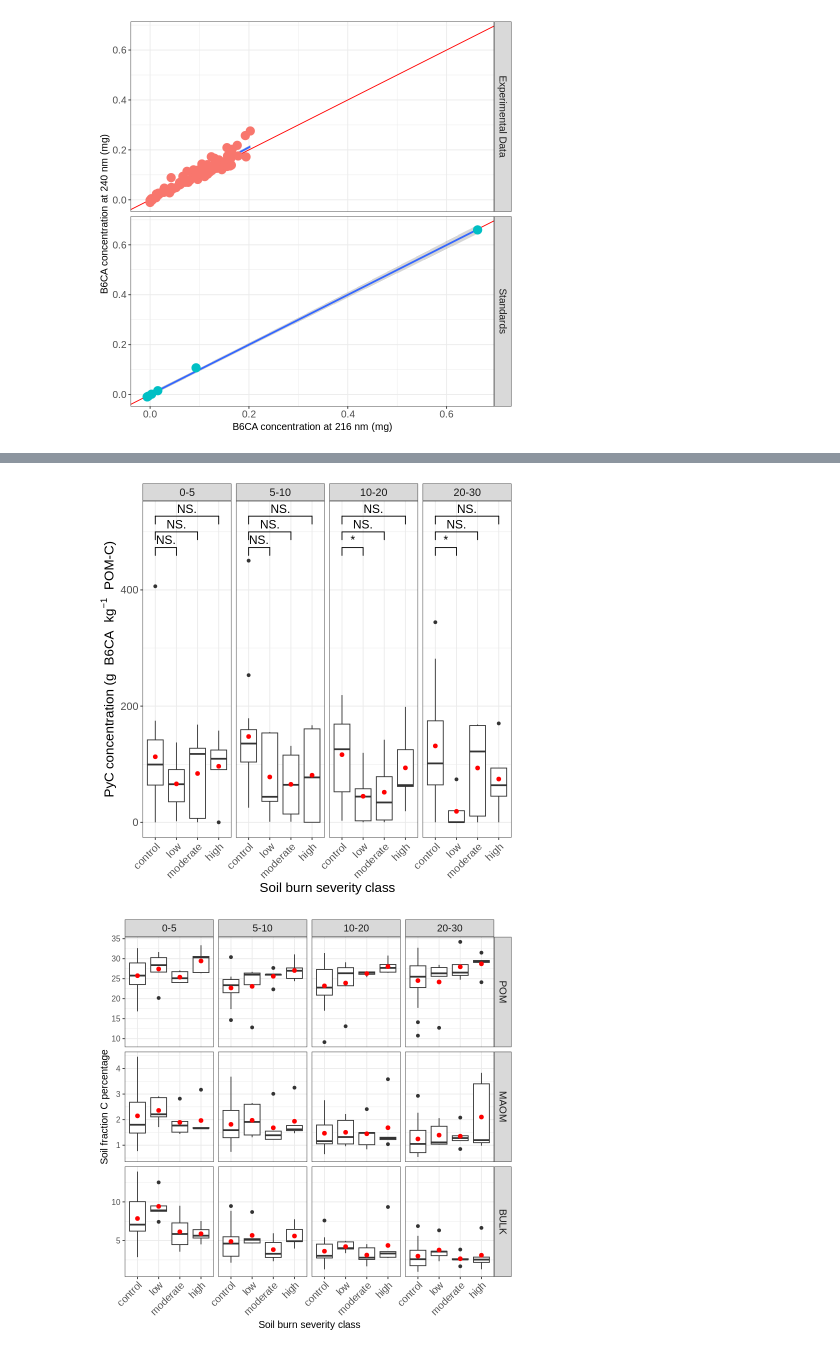
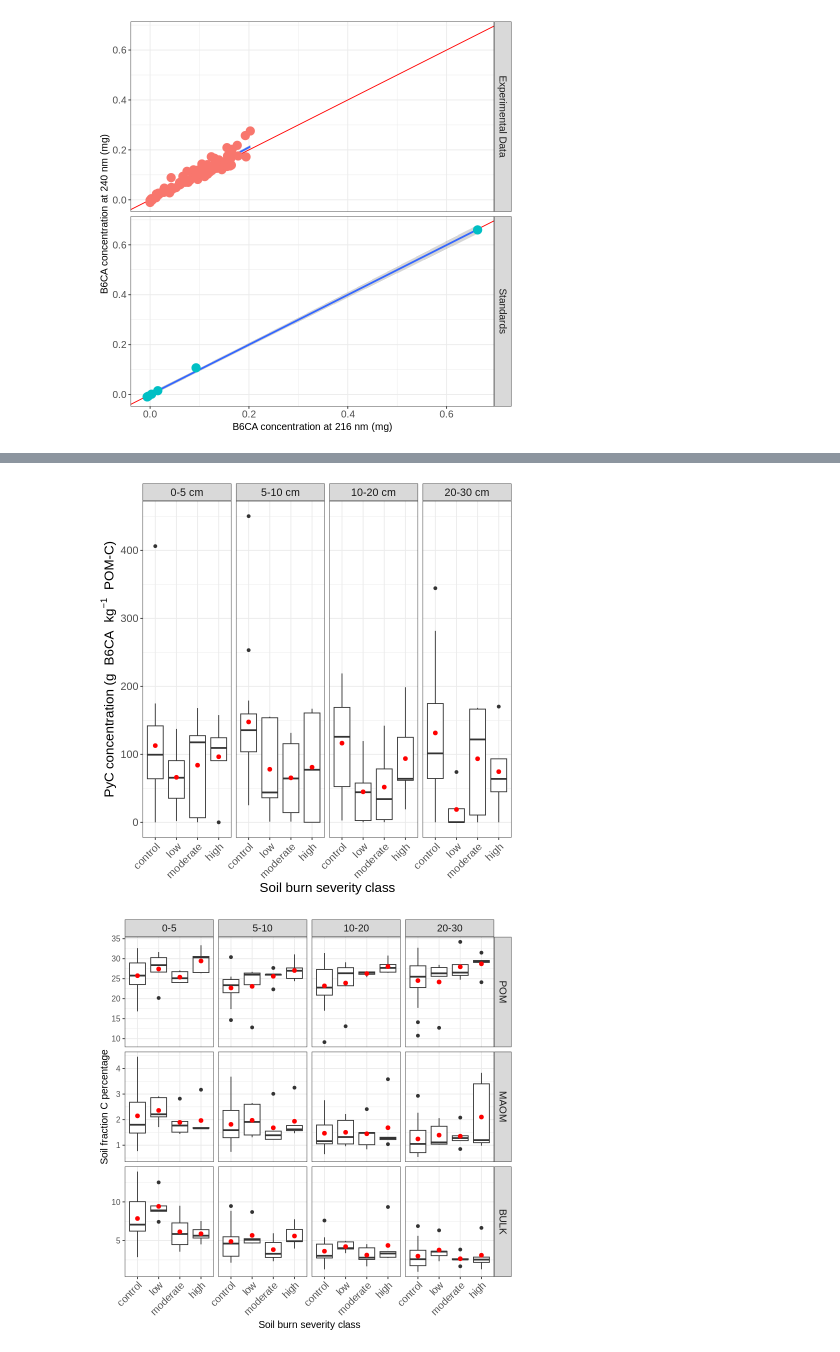
Before and after one commit to hayleypc/BPCA_HFF, a Jupyter notebook: BPCA_analysis_plotting.ipynb, the cells around one changed output, grey strips where cells are left out. Saved outputs shown, nothing was run; the diff lists cells and outputs as text; code cells hidden in the pictures.

```diff
--- a/BPCA_analysis_plotting.ipynb
+++ b/BPCA_analysis_plotting.ipynb
@@ -658,23 +750,23 @@ Warning message:
 [figure]
 # %%
 
-means_data <- analysis_full_bpca_exp_dt[, .(mean = mean(g_PyC_kg_LF_C, na.rm = TRUE)), by = .(BURN_SEVERITY, DEPTH)]
+means_data <- analysis_full_bpca_exp_dt[, .(mean = mean(g_PyC_kg_LF_C, na.rm = TRUE)), by = .(BURN_SEVERITY, DEPTH,DEPTH_Plotting)]
 
-my_comparisons <- list(c(1, 2), c(1, 3), c(1, 4))
+#my_comparisons <- list(c(1, 2), c(1, 3), c(1, 4))
 
 # Create the ggplot object with boxplots and means_data points
-p <- ggplot(analysis_full_bpca_exp_dt, aes(x = BURN_SEVERITY, y = g_PyC_kg_LF_C)) +
+ggplot(analysis_full_bpca_exp_dt, aes(x = BURN_SEVERITY, y = g_PyC_kg_LF_C)) +
   geom_boxplot() +
   geom_point(data = means_data, aes(y = mean), color = "red", size = 2) +
-  facet_grid(. ~ DEPTH) +
+  facet_grid(. ~ DEPTH_Plotting) +
   ylab(bquote('PyC concentration ('*g~ 'B6CA'~kg^-1~'POM-C'*')')) +
   xlab('Soil burn severity class') +
   theme_bw() +
   theme(axis.text.x = element_text(angle = 45, hjust = 1), text = element_text(size = 16))
 
-# Add significance stars with adjusted vertical placement and size
-p +
-  geom_signif(comparisons = my_comparisons, map_signif_level = TRUE,textsize = 5, step_increase = 0.06)
+# Add significance stars with adjusted vertical placement and siz
+# p +
+#   geom_signif(comparisons = my_comparisons, map_signif_level = TRUE,textsize = 5, step_increase = 0.06)
 # %% [output]
 Warning message:
 “Removed 247 rows containing non-finite values (`stat_boxplot()`).”
@@ -683,4 +773,4 @@ Warning message:
-[figure, old version]
+[figure, new version]
 # %%
 means_data <- analysis_full_bpca_exp_dt[ ,
                           .(C_PERC = mean(C_PERC, na.rm = TRUE)),
```
Also changed, not shown: parts of 35 cells of this notebook.
